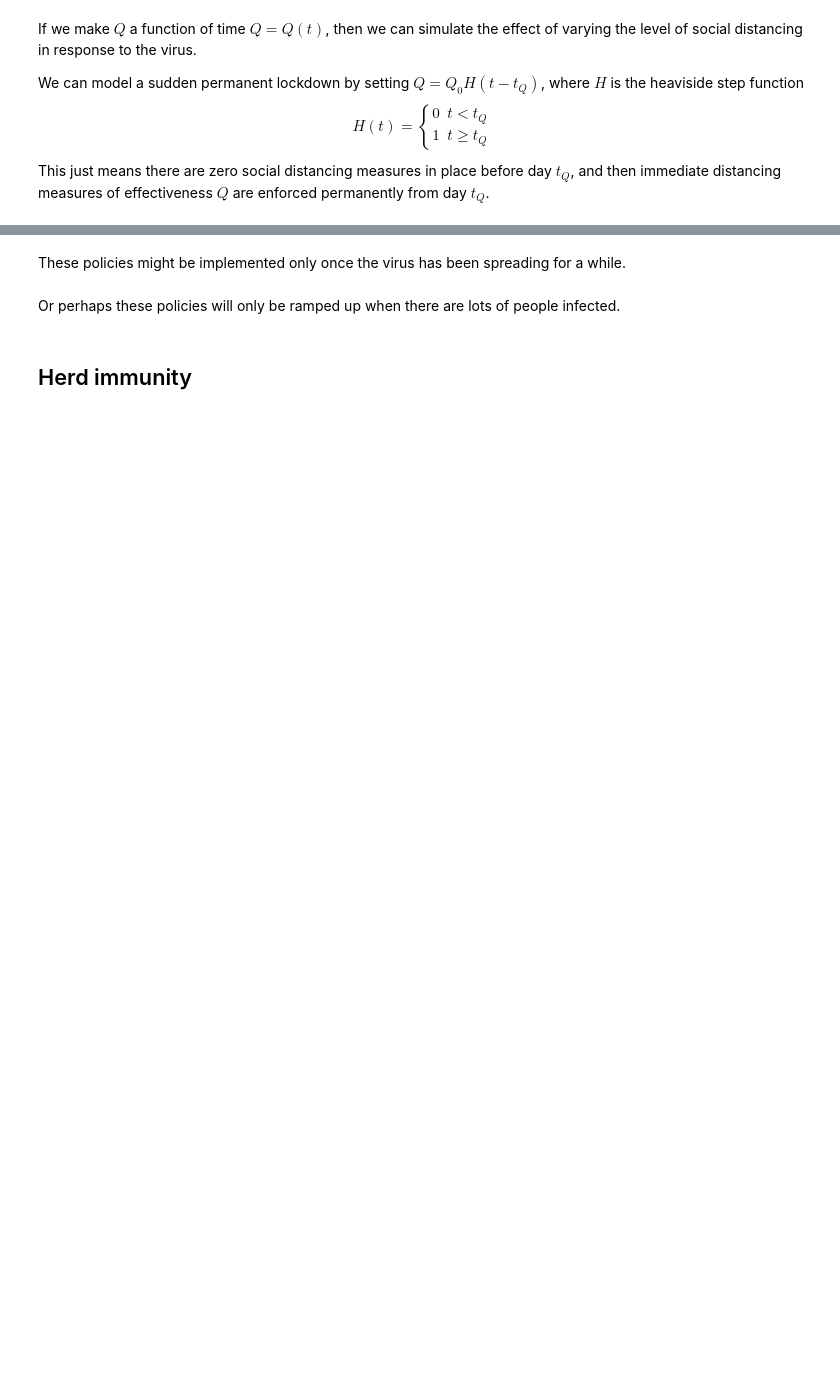
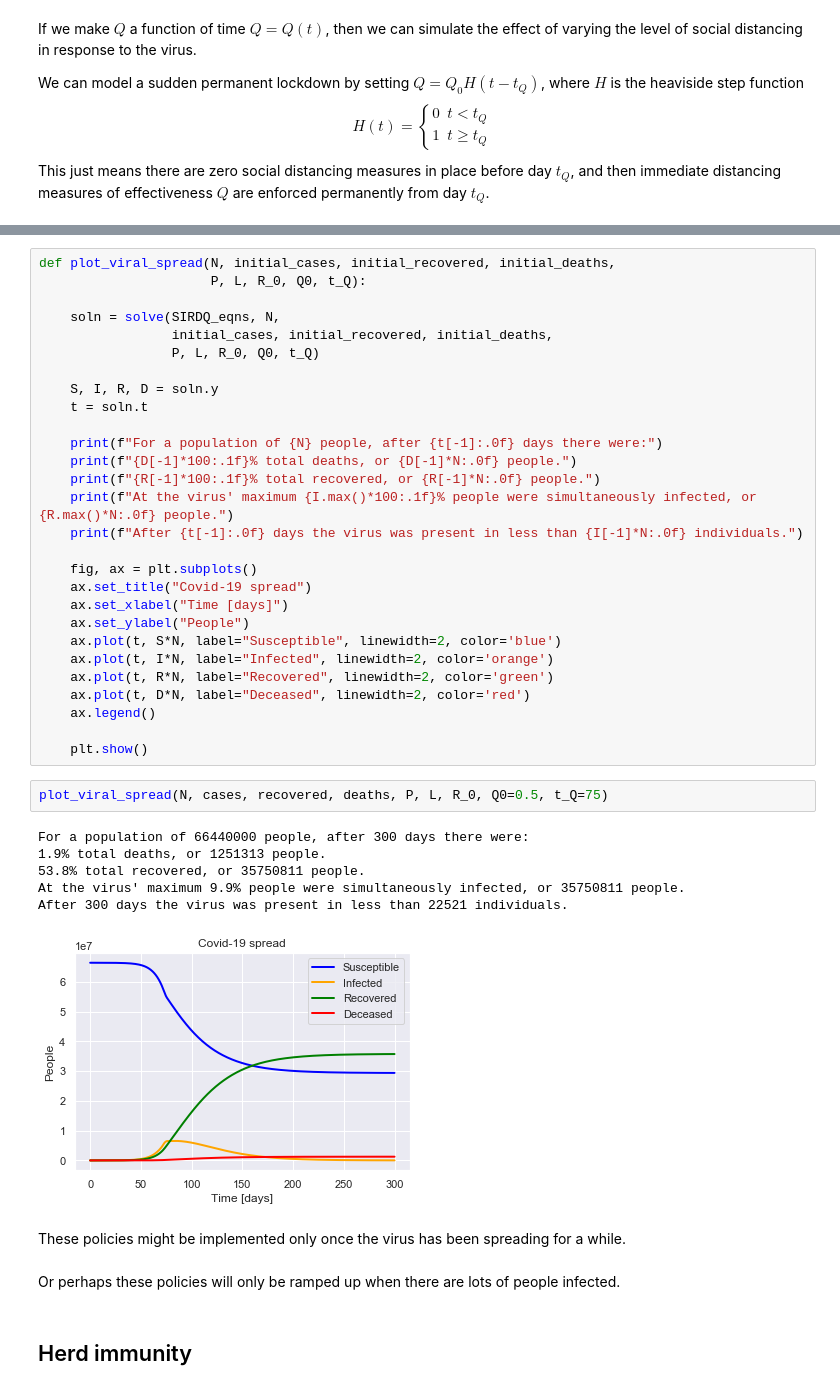
Before and after one commit to TomNicholas/coronavirus, a Jupyter notebook: covid-19_model.ipynb, the cells around one changed output, grey strips where cells are left out. Cells and saved outputs as stored; diff of their text form; blank space fills up the shorter version.

```diff
--- a/covid-19_model.ipynb
+++ b/covid-19_model.ipynb
@@ -225,3 +269,40 @@ This just means there are zero social distancing measures in place before day $t
+# %%
+def plot_viral_spread(N, initial_cases, initial_recovered, initial_deaths,
+                      P, L, R_0, Q0, t_Q):
+
+    soln = solve(SIRDQ_eqns, N,
+                 initial_cases, initial_recovered, initial_deaths,
+                 P, L, R_0, Q0, t_Q)
+
+    S, I, R, D = soln.y
+    t = soln.t
+
+    print(f"For a population of {N} people, after {t[-1]:.0f} days there were:")
+    print(f"{D[-1]*100:.1f}% total deaths, or {D[-1]*N:.0f} people.")
+    print(f"{R[-1]*100:.1f}% total recovered, or {R[-1]*N:.0f} people.")
+    print(f"At the virus' maximum {I.max()*100:.1f}% people were simultaneously infected, or {R.max()*N:.0f} people.")
+    print(f"After {t[-1]:.0f} days the virus was present in less than {I[-1]*N:.0f} individuals.")
+
+    fig, ax = plt.subplots()
+    ax.set_title("Covid-19 spread")
+    ax.set_xlabel("Time [days]")
+    ax.set_ylabel("People")
+    ax.plot(t, S*N, label="Susceptible", linewidth=2, color='blue')
+    ax.plot(t, I*N, label="Infected", linewidth=2, color='orange')
+    ax.plot(t, R*N, label="Recovered", linewidth=2, color='green')
+    ax.plot(t, D*N, label="Deceased", linewidth=2, color='red')
+    ax.legend()
+
+    plt.show()
+# %%
+plot_viral_spread(N, cases, recovered, deaths, P, L, R_0, Q0=0.5, t_Q=75)
+# %% [output]
+For a population of 66440000 people, after 300 days there were:
+1.9% total deaths, or 1251313 people.
+53.8% total recovered, or 35750811 people.
+At the virus' maximum 9.9% people were simultaneously infected, or 35750811 people.
+After 300 days the virus was present in less than 22521 individuals.
+[figure, added]
 # %% [markdown]
 These policies might be implemented only once the virus has been spreading for a while.
 # %% [markdown]
```
Also changed, not shown: parts of 4 cells of this notebook.
